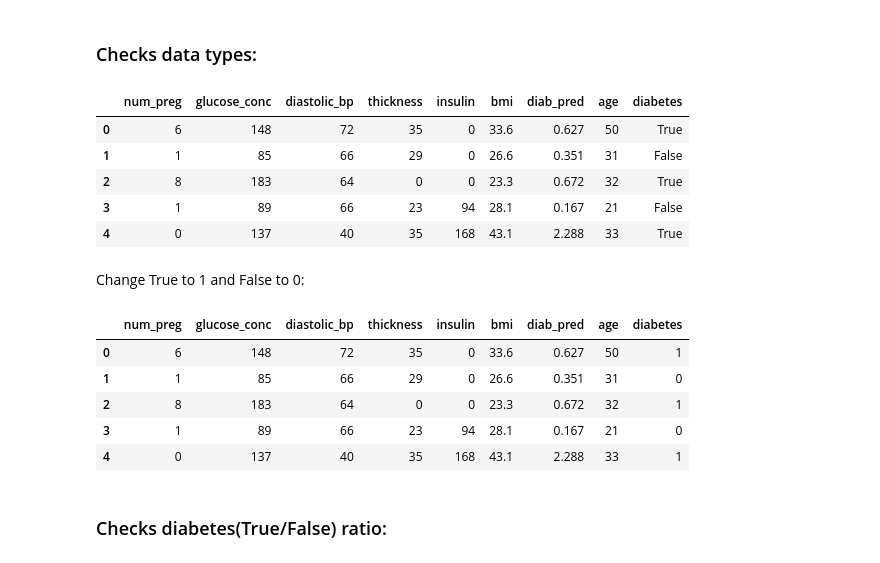
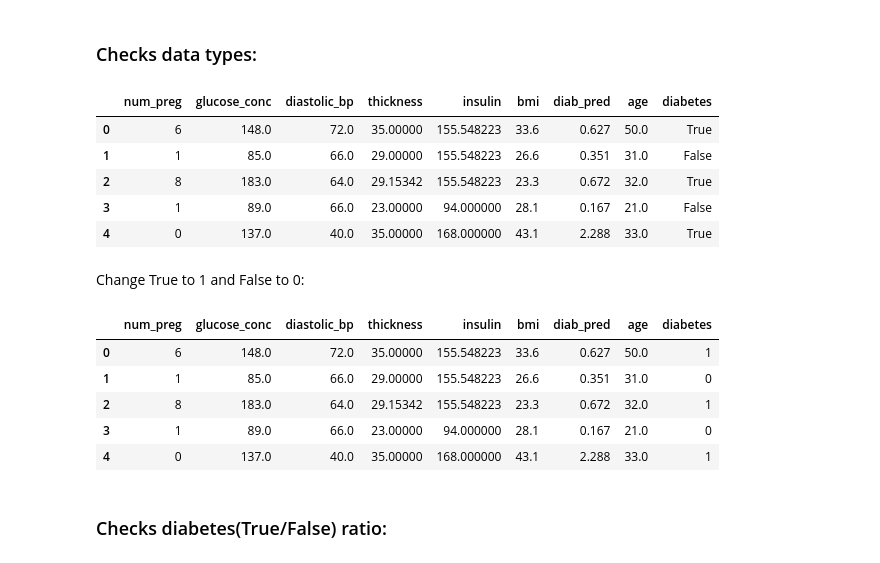
Before and after one commit to powsianik/MachineLearningExercises, a Jupyter notebook: FromCourseByKurata/Pima-prediction.ipynb, the cells around one changed output. Saved outputs shown, nothing was run; the diff lists cells and outputs as text; code cells hidden in the pictures.

```diff
--- a/FromCourseByKurata/Pima-prediction.ipynb
+++ b/FromCourseByKurata/Pima-prediction.ipynb
@@ -36,0 +33,19 @@ False
+# %%
+from sklearn.preprocessing import Imputer
+
+print(dframe.isnull().values.any())
+
+print("# rows in dataframe: {0}".format(len(dframe)))
+print("# rows with zero -glucose_conc-: {0}".format(len(dframe.loc[dframe['glucose_conc'] == 0])))
+print("# rows with zero -diastolic_bp-: {0}".format(len(dframe.loc[dframe['diastolic_bp'] == 0])))
+print("# rows with zero -thickness-: {0}".format(len(dframe.loc[dframe['thickness'] == 0])))
+print("# rows with zero -insulin-: {0}".format(len(dframe.loc[dframe['insulin'] == 0])))
+print("# rows with zero -bmi-: {0}".format(len(dframe.loc[dframe['bmi'] == 0])))
+print("# rows with zero -diab_pred-: {0}".format(len(dframe.loc[dframe['diab_pred'] == 0])))
+print("# rows with zero -age-: {0}".format(len(dframe.loc[dframe['age'] == 0])))
+print("# rows with zero -num_preg-: {0}".format(len(dframe.loc[dframe['num_preg'] == 0])))
+
+dframe_numpreg = dframe.num_preg
+dframe_diabetes = dframe.diabetes
+del dframe['num_preg']
+del dframe['diabetes']
@@ -37,3 +63,12 @@ False
+# %%
+
+when_zero_filler = Imputer(missing_values=0, strategy='mean', axis=0) #axis=0 mean column
+imputed_dframe = pd.DataFrame(when_zero_filler.fit_transform(dframe))
+imputed_dframe.columns = dframe.columns
+imputed_dframe.index = dframe.index
+
+imputed_dframe.insert(0, 'num_preg', dframe_numpreg)
+imputed_dframe.insert(9, 'diabetes', dframe_diabetes)
 # %% [markdown]
 ### Check for correlated values:
 # %%
@@ -85,14 +120,14 @@ visualise_correlations(dframe)
 # %% [markdown]
 ### Checks data types:
 # %%
-dframe.head(5)
+imputed_dframe.head(5)
 # %% [output]
 |  | num_preg | glucose_conc | diastolic_bp | thickness | insulin | bmi | diab_pred | age | diabetes |
-| 0 | 6 | 148 | 72 | 35 | 0 | 33.6 | 0.627 | 50 | True |
-| 1 | 1 | 85 | 66 | 29 | 0 | 26.6 | 0.351 | 31 | False |
-| 2 | 8 | 183 | 64 | 0 | 0 | 23.3 | 0.672 | 32 | True |
-| 3 | 1 | 89 | 66 | 23 | 94 | 28.1 | 0.167 | 21 | False |
-| 4 | 0 | 137 | 40 | 35 | 168 | 43.1 | 2.288 | 33 | True |
+| 0 | 6 | 148.0 | 72.0 | 35.00000 | 155.548223 | 33.6 | 0.627 | 50.0 | True |
+| 1 | 1 | 85.0 | 66.0 | 29.00000 | 155.548223 | 26.6 | 0.351 | 31.0 | False |
+| 2 | 8 | 183.0 | 64.0 | 29.15342 | 155.548223 | 23.3 | 0.672 | 32.0 | True |
+| 3 | 1 | 89.0 | 66.0 | 23.00000 | 94.000000 | 28.1 | 0.167 | 21.0 | False |
+| 4 | 0 | 137.0 | 40.0 | 35.00000 | 168.000000 | 43.1 | 2.288 | 33.0 | True |
 # %% [markdown]
 Change True to 1 and False to 0:
 # %%
@@ -102,12 +137,12 @@ dframe['diabetes'] = dframe['diabetes'].map(diabetes_map_dictionary)
 # %%
-dframe.head(5)
+imputed_dframe.head(5)
 # %% [output]
 |  | num_preg | glucose_conc | diastolic_bp | thickness | insulin | bmi | diab_pred | age | diabetes |
-| 0 | 6 | 148 | 72 | 35 | 0 | 33.6 | 0.627 | 50 | 1 |
-| 1 | 1 | 85 | 66 | 29 | 0 | 26.6 | 0.351 | 31 | 0 |
-| 2 | 8 | 183 | 64 | 0 | 0 | 23.3 | 0.672 | 32 | 1 |
-| 3 | 1 | 89 | 66 | 23 | 94 | 28.1 | 0.167 | 21 | 0 |
-| 4 | 0 | 137 | 40 | 35 | 168 | 43.1 | 2.288 | 33 | 1 |
+| 0 | 6 | 148.0 | 72.0 | 35.00000 | 155.548223 | 33.6 | 0.627 | 50.0 | 1 |
+| 1 | 1 | 85.0 | 66.0 | 29.00000 | 155.548223 | 26.6 | 0.351 | 31.0 | 0 |
+| 2 | 8 | 183.0 | 64.0 | 29.15342 | 155.548223 | 23.3 | 0.672 | 32.0 | 1 |
+| 3 | 1 | 89.0 | 66.0 | 23.00000 | 94.000000 | 28.1 | 0.167 | 21.0 | 0 |
+| 4 | 0 | 137.0 | 40.0 | 35.00000 | 168.000000 | 43.1 | 2.288 | 33.0 | 1 |
 # %% [markdown]
 ### Checks diabetes(True/False) ratio:
 # %%
```
Also changed, not shown: parts of 58 cells of this notebook.
